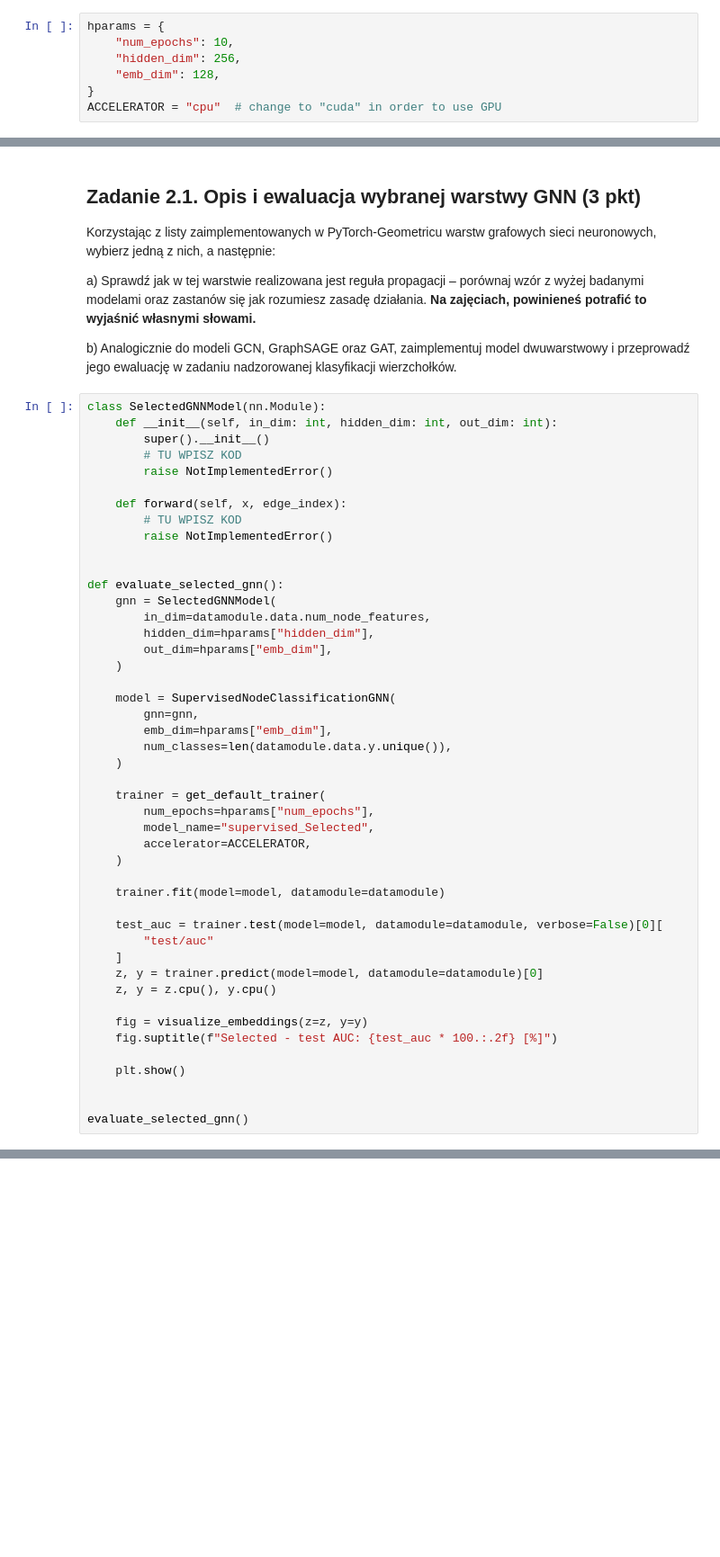
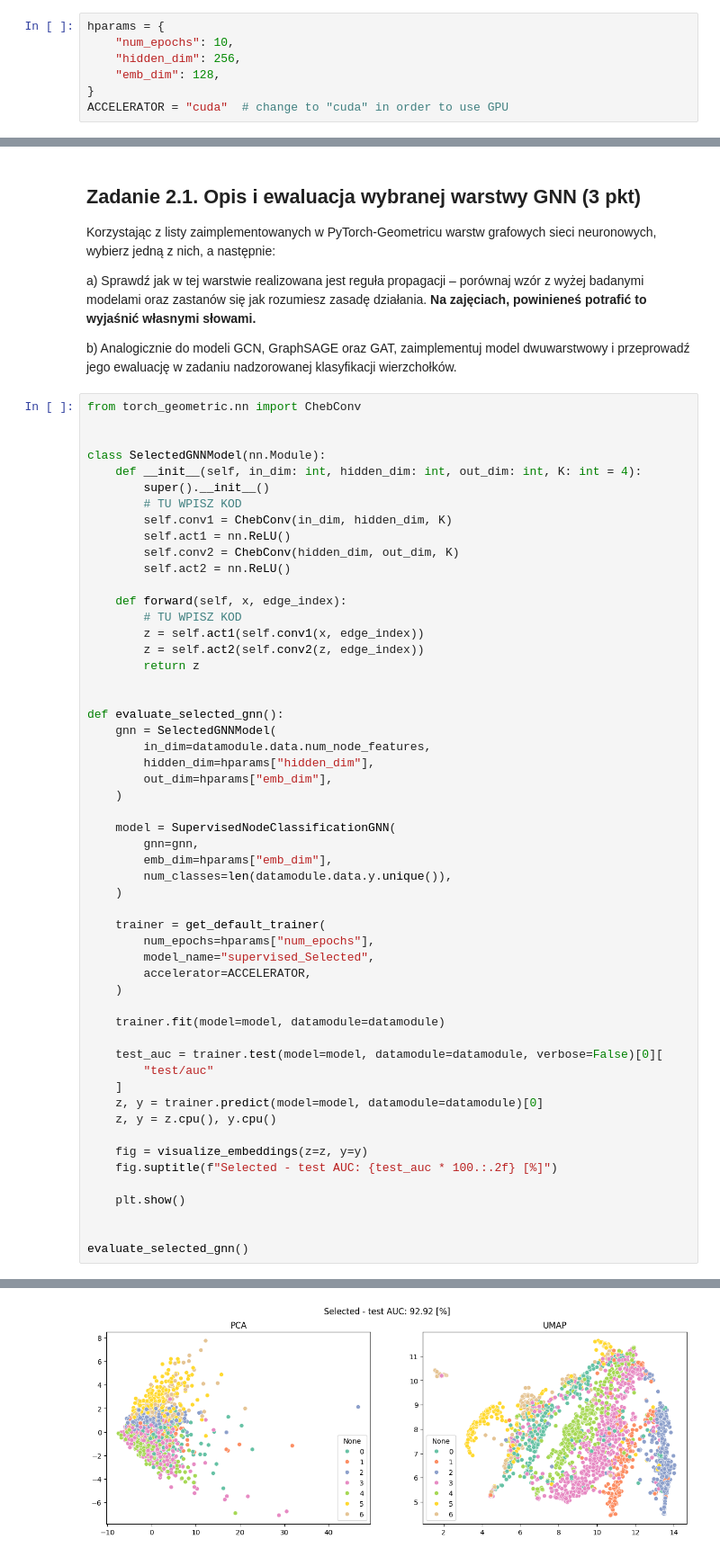
Before and after one commit to piotrdurniat/representation-learning-l04, a Jupyter notebook: 2. Grafowe sieci neuronowe.ipynb, the cells around one changed output, grey strips where cells are left out. Shown at 90% size. Cells and saved outputs as stored; diff of their text form; blank space fills up the shorter version.

```diff
--- a/2. Grafowe sieci neuronowe.ipynb
+++ b/2. Grafowe sieci neuronowe.ipynb
@@ -100,7 +123,7 @@ hparams = {
     "hidden_dim": 256,
     "emb_dim": 128,
 }
-ACCELERATOR = "cpu"  # change to "cuda" in order to use GPU
+ACCELERATOR = "cuda"  # change to "cuda" in order to use GPU
 # %% [markdown]
 # 2.3. Graph Convolutional Network (GCN)
 Grafowe sieci neuronowe po raz pierwszy w literaturze były proponowane już w okolicach 2008 roku, jednak dopiero rozwój i popularyzacja uczenia głębokiego pozwoliła na efektywne implementacje. Najpopularniejszym obecnie modelem grafowej sieci neuronowej jest **grafowa konwolucja** (GCN - *Graph Convolutional Network*), która została zaproponowana przez Kipfa w 2016 roku – [artykuł](https://arxiv.org/pdf/1609.02907.pdf). Praca ma już ponad 33 tysiące cytowań i wiele obecnych GNNów jest oparta na niej.
@@ -324,15 +413,23 @@ a) Sprawdź jak w tej warstwie realizowana jest reguła propagacji – porównaj
 
 b) Analogicznie do modeli GCN, GraphSAGE oraz GAT, zaimplementuj model dwuwarstwowy i przeprowadź jego ewaluację w zadaniu nadzorowanej klasyfikacji wierzchołków.
 # %%
+from torch_geometric.nn import ChebConv
+
+
 class SelectedGNNModel(nn.Module):
-    def __init__(self, in_dim: int, hidden_dim: int, out_dim: int):
+    def __init__(self, in_dim: int, hidden_dim: int, out_dim: int, K: int = 4):
         super().__init__()
         # TU WPISZ KOD
-        raise NotImplementedError()
+        self.conv1 = ChebConv(in_dim, hidden_dim, K)
+        self.act1 = nn.ReLU()
+        self.conv2 = ChebConv(hidden_dim, out_dim, K)
+        self.act2 = nn.ReLU()
 
     def forward(self, x, edge_index):
         # TU WPISZ KOD
-        raise NotImplementedError()
+        z = self.act1(self.conv1(x, edge_index))
+        z = self.act2(self.conv2(z, edge_index))
+        return z
 
 
 def evaluate_selected_gnn():
@@ -369,3 +466,4 @@ def evaluate_selected_gnn():
 
 
 evaluate_selected_gnn()
+# %% [output]
@@ -372,3 +489,4 @@ evaluate_selected_gnn()
+[figure, added]
 # %% [markdown]
 ## Zadanie 2.2. Badanie głębokości grafowej sieci neuronowej (5 pkt)
 a) Dla trzech powyżej przedstawionych modeli GNNowych oraz wybranej w zadaniu 2.1 warstwy, zaimplementuj klasę, która utworzy grafową sieci neuronową z dowolnie określoną liczbą warstw (w poprzednich przykładach używaliśmy 2-warstowego GNNa) zadanego typu.
```
Also changed, not shown: parts of 10 cells of this notebook.
